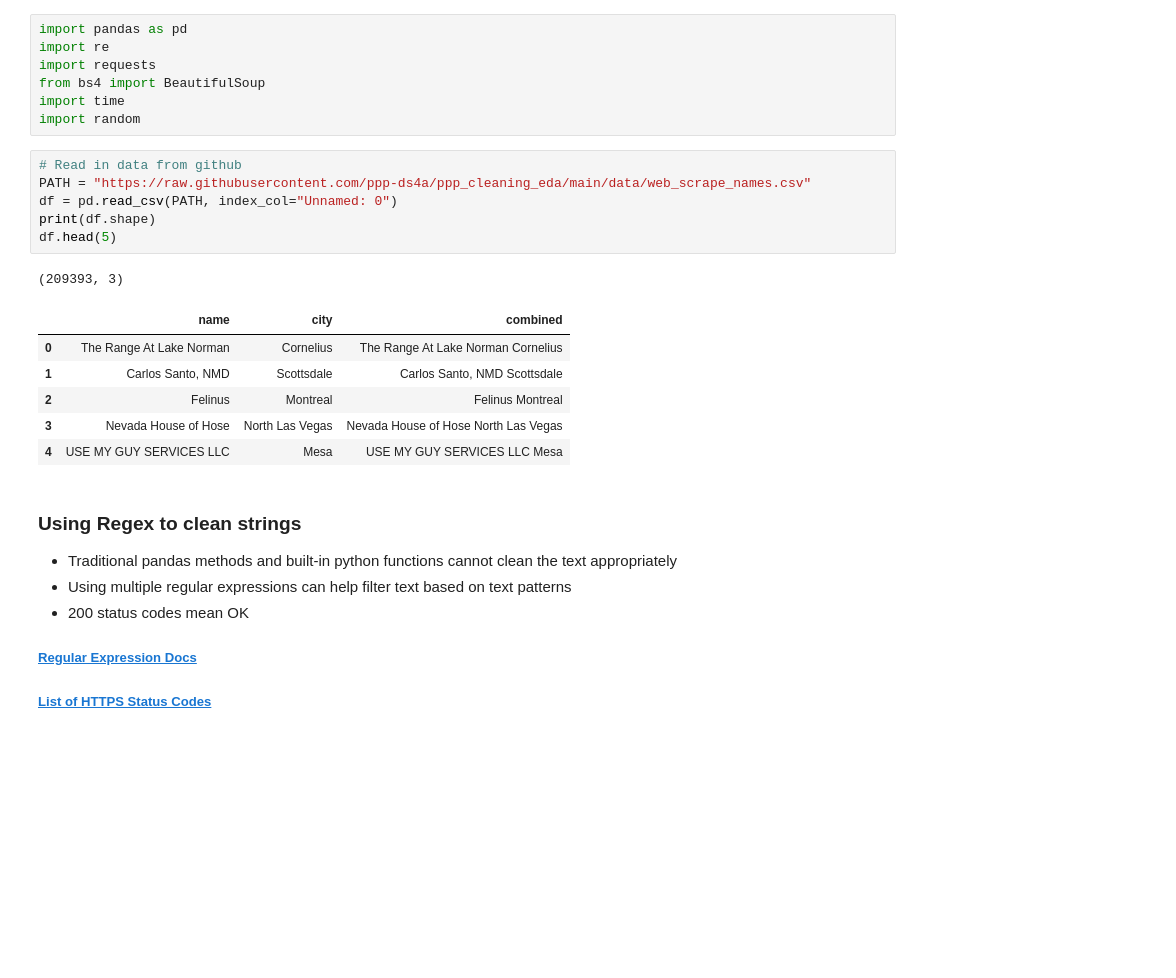
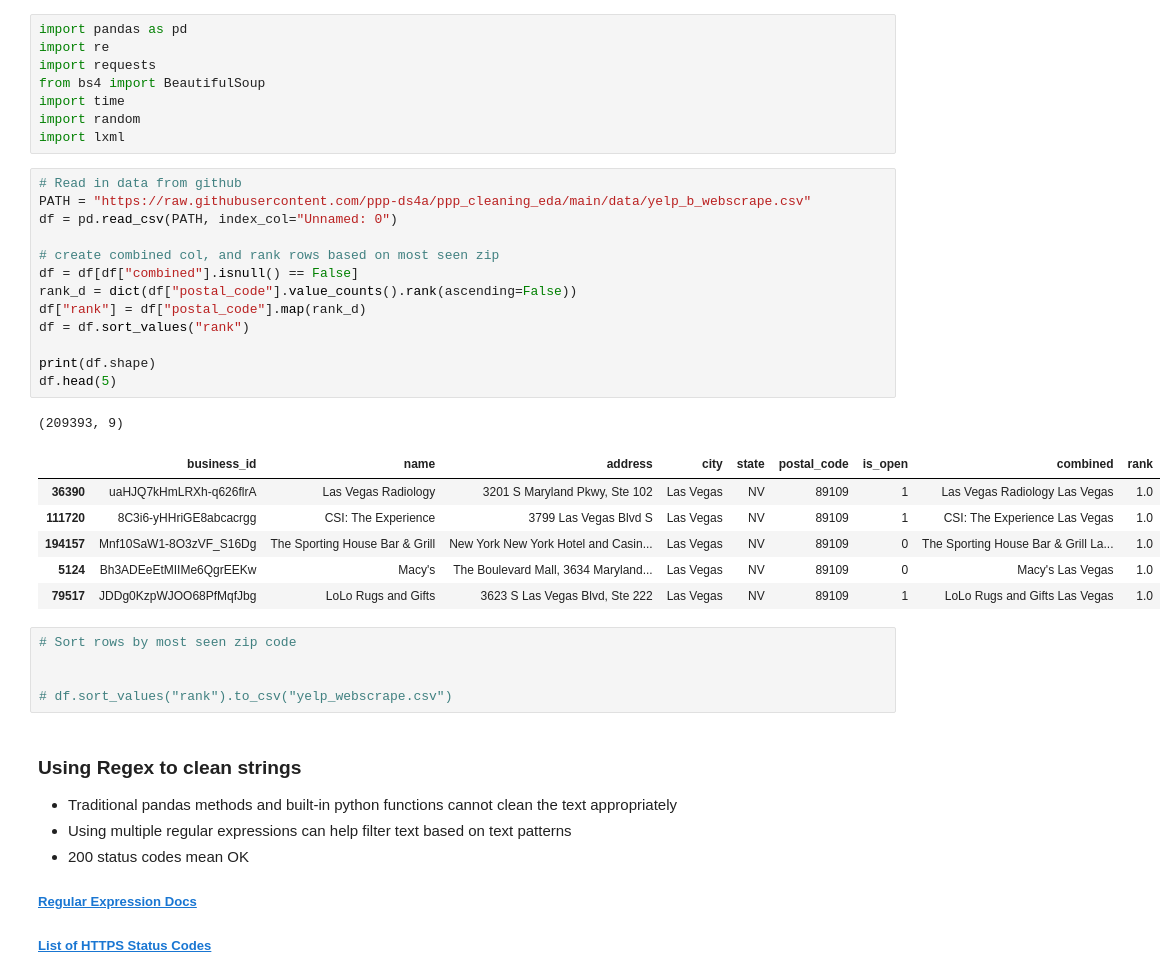
Before and after one commit to ppp-ds4a/ppp_cleaning_eda, a Jupyter notebook: notebooks/web_scrape.ipynb, the cells around one changed output. Cells and saved outputs as stored; diff of their text form; blank space fills up the shorter version.

Commit message:
add webscrap notebook

```diff
--- a/notebooks/web_scrape.ipynb
+++ b/notebooks/web_scrape.ipynb
@@ -5,20 +5,33 @@ import requests
 from bs4 import BeautifulSoup
 import time
 import random
+import lxml
 # %%
 # Read in data from github
-PATH = "https://raw.githubusercontent.com/ppp-ds4a/ppp_cleaning_eda/main/data/web_scrape_names.csv"
+PATH = "https://raw.githubusercontent.com/ppp-ds4a/ppp_cleaning_eda/main/data/yelp_b_webscrape.csv"
 df = pd.read_csv(PATH, index_col="Unnamed: 0")
+
+# create combined col, and rank rows based on most seen zip
+df = df[df["combined"].isnull() == False]
+rank_d = dict(df["postal_code"].value_counts().rank(ascending=False))
+df["rank"] = df["postal_code"].map(rank_d)
+df = df.sort_values("rank")
+
 print(df.shape)
 df.head(5)
 # %% [output]
-(209393, 3)
+(209393, 9)
-|  | name | city | combined |
-| 0 | The Range At Lake Norman | Cornelius | The Range At Lake Norman Cornelius |
-| 1 | Carlos Santo, NMD | Scottsdale | Carlos Santo, NMD Scottsdale |
-| 2 | Felinus | Montreal | Felinus Montreal |
-| 3 | Nevada House of Hose | North Las Vegas | Nevada House of Hose North Las Vegas |
-| 4 | USE MY GUY SERVICES LLC | Mesa | USE MY GUY SERVICES LLC Mesa |
+|  | business_id | name | address | city | state | postal_code | is_open | combined | rank |
+| 36390 | uaHJQ7kHmLRXh-q626flrA | Las Vegas Radiology | 3201 S Maryland Pkwy, Ste 102 | Las Vegas | NV | 89109 | 1 | Las Vegas Radiology Las Vegas | 1.0 |
+| 111720 | 8C3i6-yHHriGE8abcacrgg | CSI: The Experience | 3799 Las Vegas Blvd S | Las Vegas | NV | 89109 | 1 | CSI: The Experience Las Vegas | 1.0 |
+| 194157 | Mnf10SaW1-8O3zVF_S16Dg | The Sporting House Bar & Grill | New York New York Hotel and Casin... | Las Vegas | NV | 89109 | 0 | The Sporting House Bar & Grill La... | 1.0 |
+| 5124 | Bh3ADEeEtMIIMe6QgrEEKw | Macy's | The Boulevard Mall, 3634 Maryland... | Las Vegas | NV | 89109 | 0 | Macy's Las Vegas | 1.0 |
+| 79517 | JDDg0KzpWJOO68PfMqfJbg | LoLo Rugs and Gifts | 3623 S Las Vegas Blvd, Ste 222 | Las Vegas | NV | 89109 | 1 | LoLo Rugs and Gifts Las Vegas | 1.0 |
+# %%
+# Sort rows by most seen zip code
+
+
+# df.sort_values("rank").to_csv("yelp_webscrape.csv")
 # %% [markdown]
 ### Using Regex to clean strings
 
```
Also changed, not shown: parts of 18 cells of this notebook.
